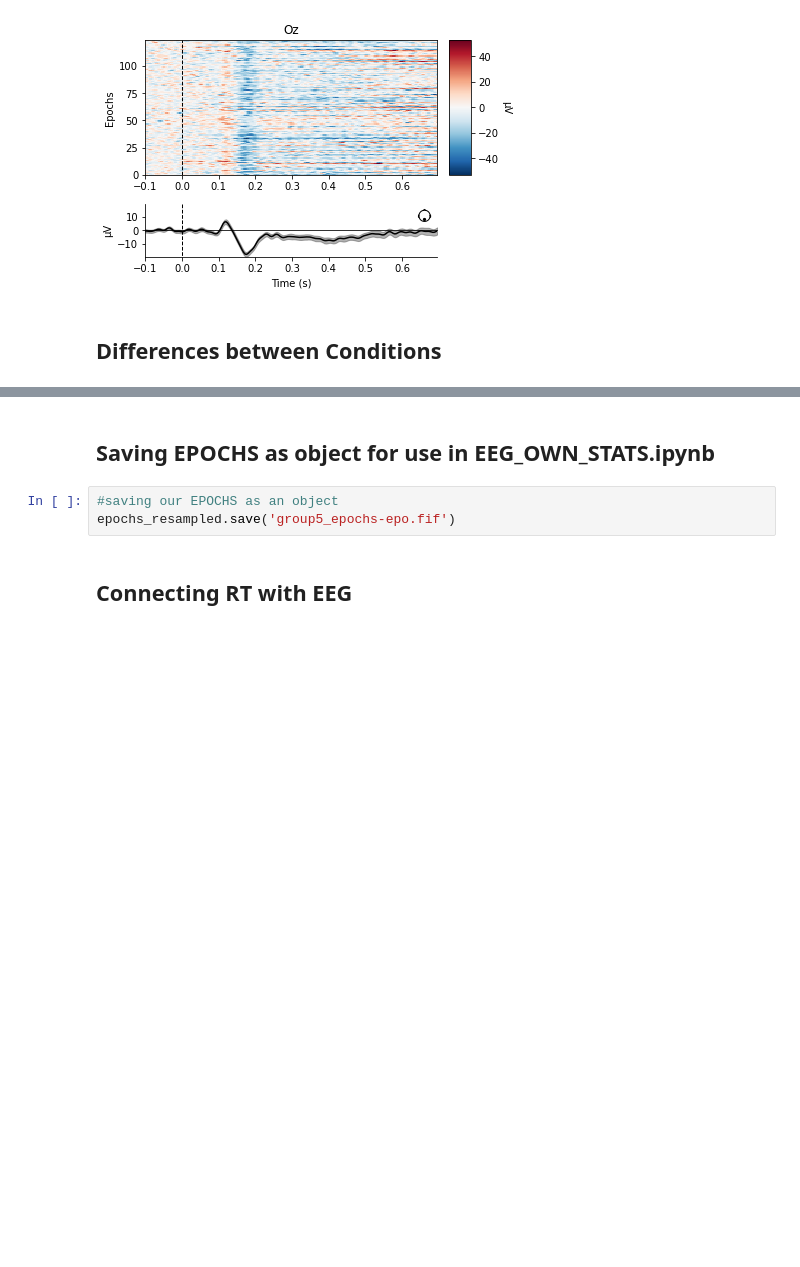
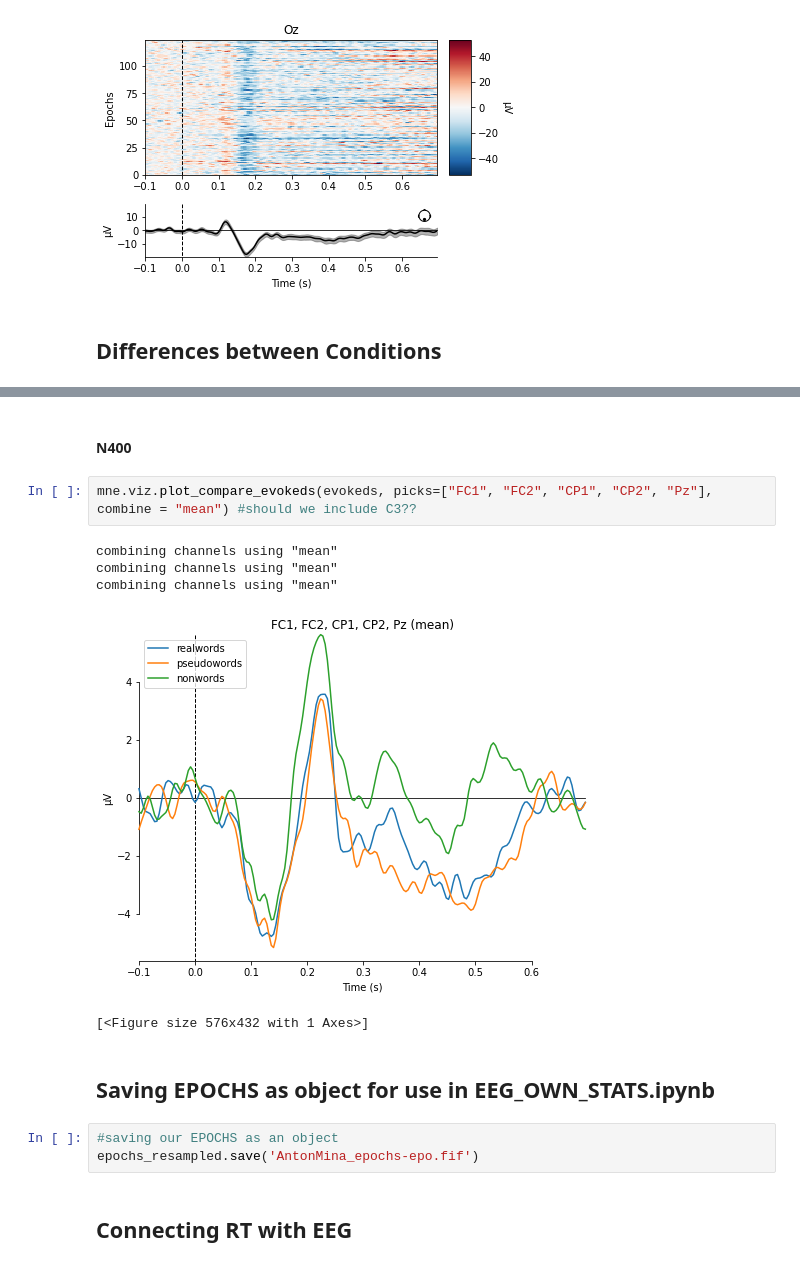
Before and after one commit to MinaAlmasi/neuro_exam, a Jupyter notebook: PREPROCESSING_EEG.ipynb, the cells around one changed output, grey strips where cells are left out. Saved outputs shown, nothing was run; the diff lists cells and outputs as text; blank space fills up the shorter version.

```diff
--- a/PREPROCESSING_EEG.ipynb
+++ b/PREPROCESSING_EEG.ipynb
@@ -423,8 +451,18 @@ mne.viz.plot_compare_evokeds(evokeds, picks=['P3', 'P7', "P4", "P8", "O1", "Oz",
+# %% [markdown]
+#### N400
+# %%
+mne.viz.plot_compare_evokeds(evokeds, picks=["FC1", "FC2", "CP1", "CP2", "Pz"], combine = "mean") #should we include C3??
+# %% [output]
+combining channels using "mean"
+combining channels using "mean"
+combining channels using "mean"
+[figure, added]
+[<Figure size 576x432 with 1 Axes>]
 # %% [markdown]
 ## Saving EPOCHS as object for use in EEG_OWN_STATS.ipynb
 # %%
 #saving our EPOCHS as an object
-epochs_resampled.save('group5_epochs-epo.fif')
+epochs_resampled.save('AntonMina_epochs-epo.fif')
 # %% [markdown]
 ## Connecting RT with EEG
 # %%
```
Also changed, not shown: parts of 41 cells of this notebook, 3 other files.
